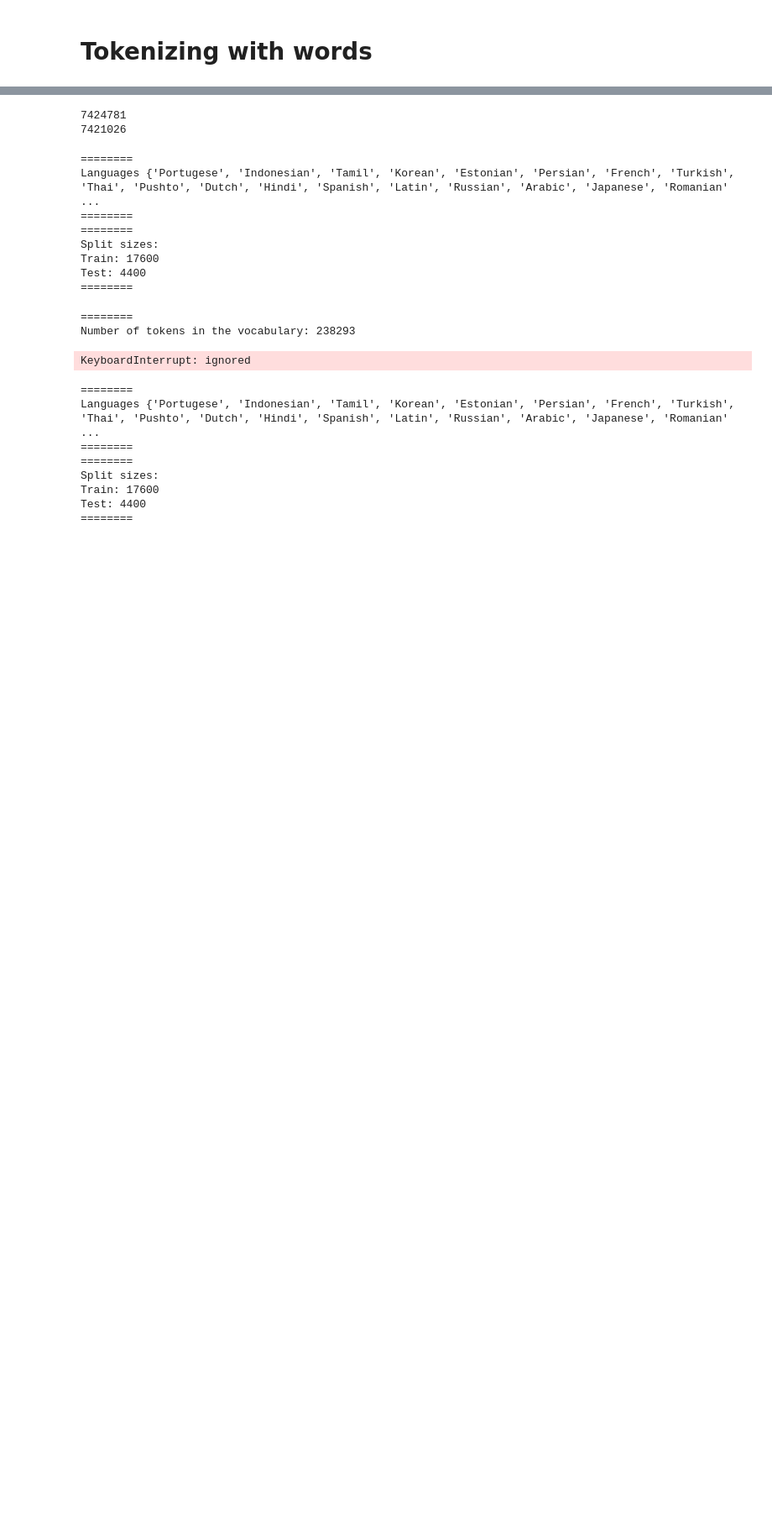
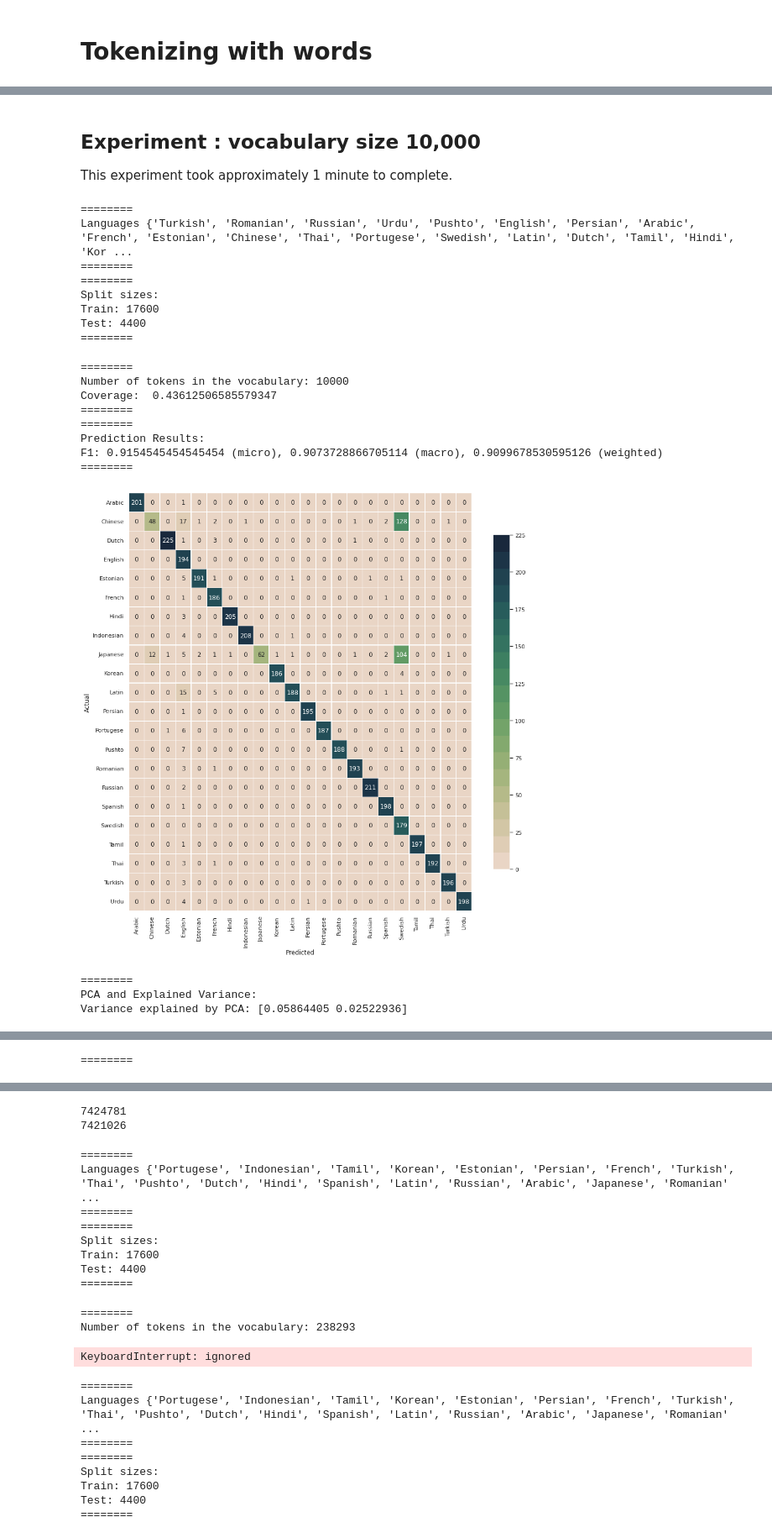
Before and after one commit to KatBCN/MUD-Lab-LangDet, a Jupyter notebook: Assignment1_MUD_KW.ipynb, the cells around one changed output, grey strips where cells are left out. Shown at 84% size. Drawn from its saved outputs; the diff is of its cells as text; code cells hidden in the pictures; blank space fills up the shorter version.

```diff
--- a/Assignment1_MUD_KW.ipynb
+++ b/Assignment1_MUD_KW.ipynb
@@ -740,0 +846,29 @@ Variance explained by PCA: [0.07229505 0.03247668]
+# %% [markdown]
+## Experiment : vocabulary size 10,000
+
+This experiment took approximately 1 minute to complete.
+# %%
+vocabulary = 10000
+analyzer = 'word'
+results(input, vocabulary, analyzer)
+# %% [output]
+========
+Languages {'Turkish', 'Romanian', 'Russian', 'Urdu', 'Pushto', 'English', 'Persian', 'Arabic', 'French', 'Estonian', 'Chinese', 'Thai', 'Portugese', 'Swedish', 'Latin', 'Dutch', 'Tamil', 'Hindi', 'Kor ...
+========
+========
+Split sizes:
+Train: 17600
+Test: 4400
+========
+========
+Number of tokens in the vocabulary: 10000
+Coverage:  0.43612506585579347
+========
+========
+Prediction Results:
+F1: 0.9154545454545454 (micro), 0.9073728866705114 (macro), 0.9099678530595126 (weighted)
+========
+[figure, added]
+========
+PCA and Explained Variance:
+Variance explained by PCA: [0.05864405 0.02522936]
@@ -740,0 +876 @@ Variance explained by PCA: [0.07229505 0.03247668]
+========
```
Also changed, not shown: parts of 29 cells of this notebook.
